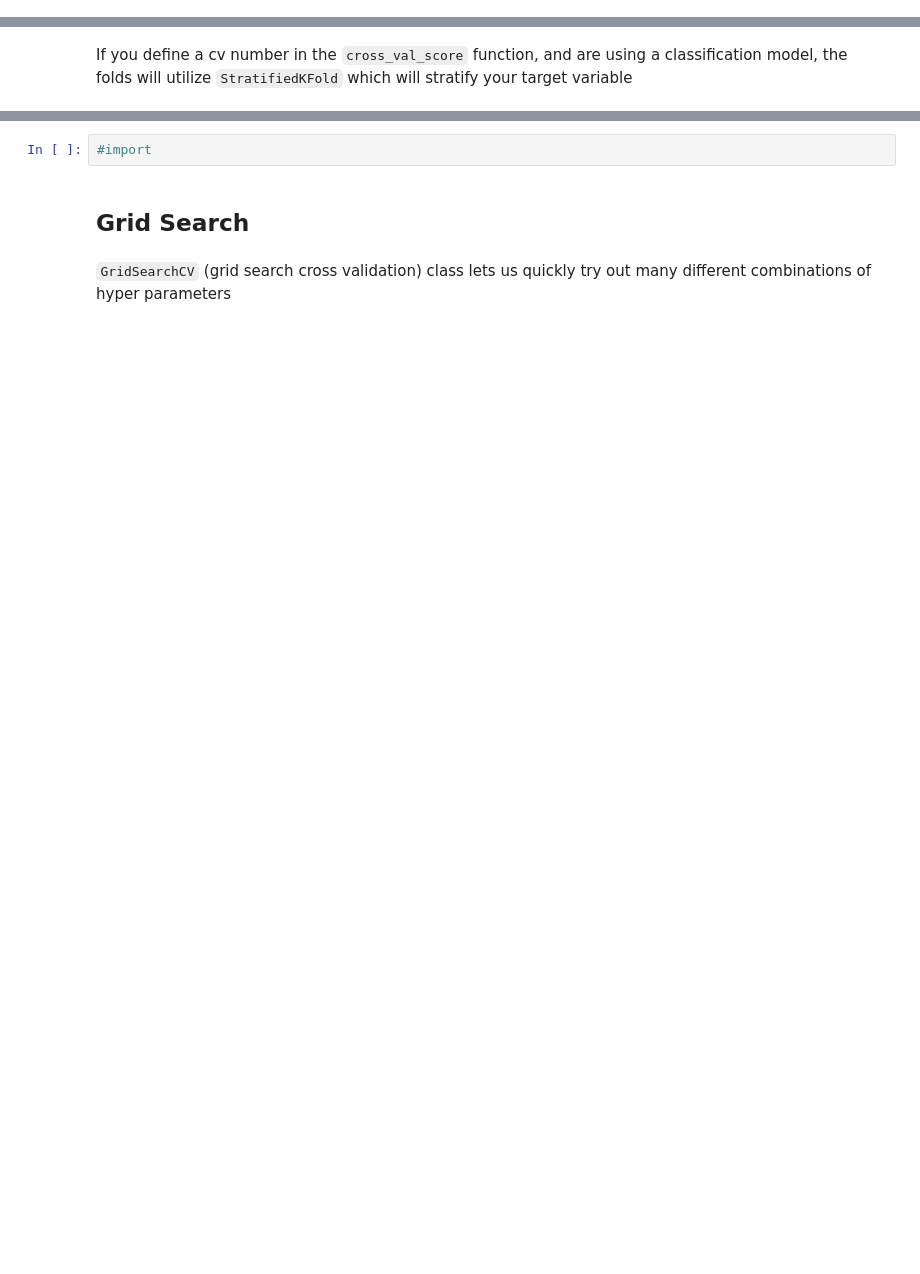
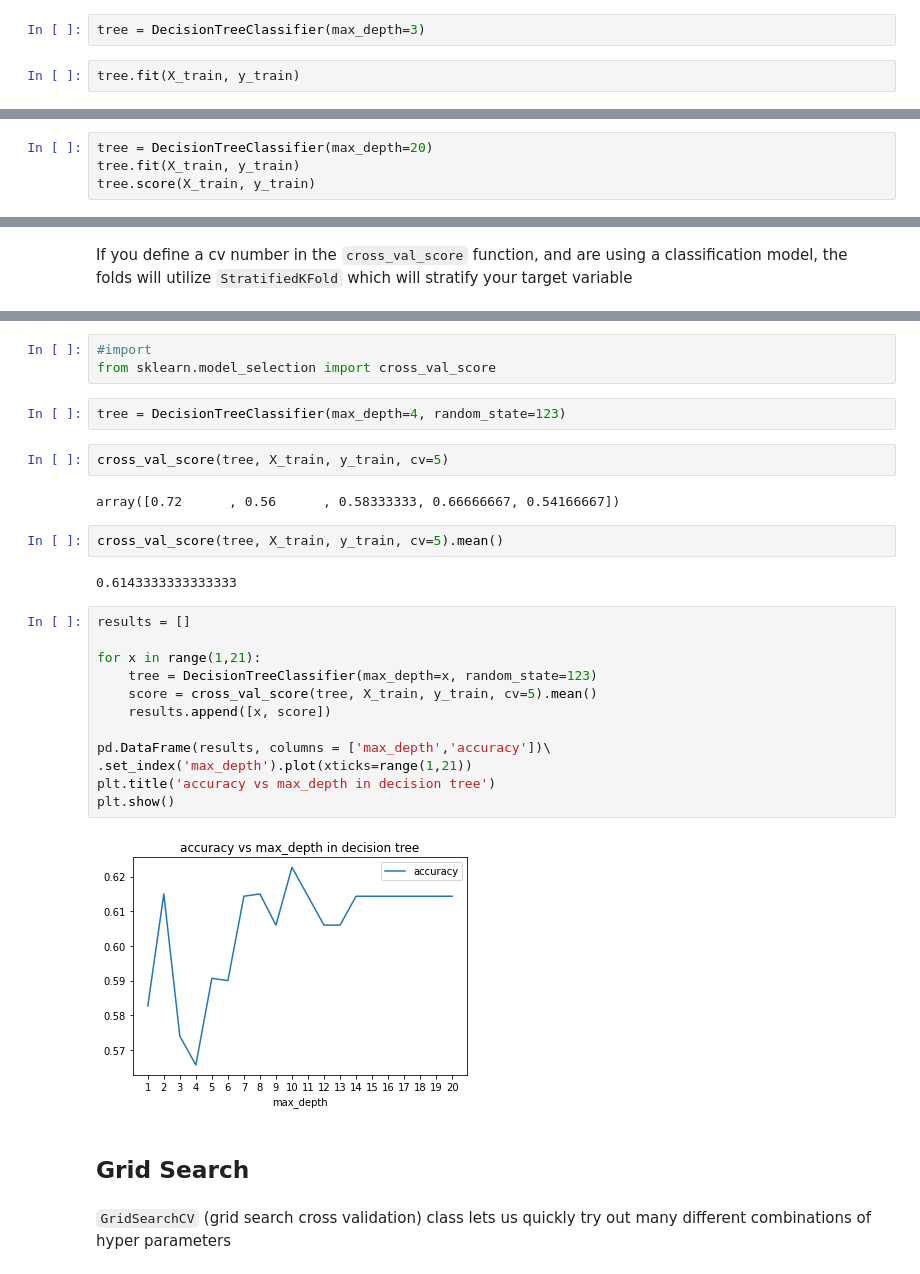
Before and after one commit to CodeupClassroom/leavitt-advanced-topics, a Jupyter notebook: cross_validation_lesson.ipynb, the cells around one changed output, grey strips where cells are left out. Cells and saved outputs as stored; diff of their text form; blank space fills up the shorter version.

```diff
--- a/cross_validation_lesson.ipynb
+++ b/cross_validation_lesson.ipynb
@@ -34,0 +118,4 @@ from sklearn.neighbors import KNeighborsClassifier
+# %%
+tree = DecisionTreeClassifier(max_depth=3)
+# %%
+tree.fit(X_train, y_train)
@@ -34,0 +132,4 @@ from sklearn.neighbors import KNeighborsClassifier
+# %%
+tree = DecisionTreeClassifier(max_depth=20)
+tree.fit(X_train, y_train)
+tree.score(X_train, y_train)
@@ -44,6 +151,31 @@ If you define a cv number in the `cross_val_score` function, and are using a cla
 ![image.png](attachment:image.png)
 # %%
 #import
+from sklearn.model_selection import cross_val_score
+# %%
+tree = DecisionTreeClassifier(max_depth=4, random_state=123)
+# %%
+cross_val_score(tree, X_train, y_train, cv=5)
+# %% [output]
+array([0.72      , 0.56      , 0.58333333, 0.66666667, 0.54166667])
+# %%
+cross_val_score(tree, X_train, y_train, cv=5).mean()
+# %% [output]
+0.6143333333333333
+# %%
+results = []
+
+for x in range(1,21):
+    tree = DecisionTreeClassifier(max_depth=x, random_state=123)
+    score = cross_val_score(tree, X_train, y_train, cv=5).mean()
+    results.append([x, score])
+
+pd.DataFrame(results, columns = ['max_depth','accuracy'])\
+.set_index('max_depth').plot(xticks=range(1,21))
+plt.title('accuracy vs max_depth in decision tree')
+plt.show()
+# %% [output]
+[figure, added]
 # %% [markdown]
 ## Grid Search
 # %% [markdown]
```
Also changed, not shown: parts of 46 cells of this notebook.
